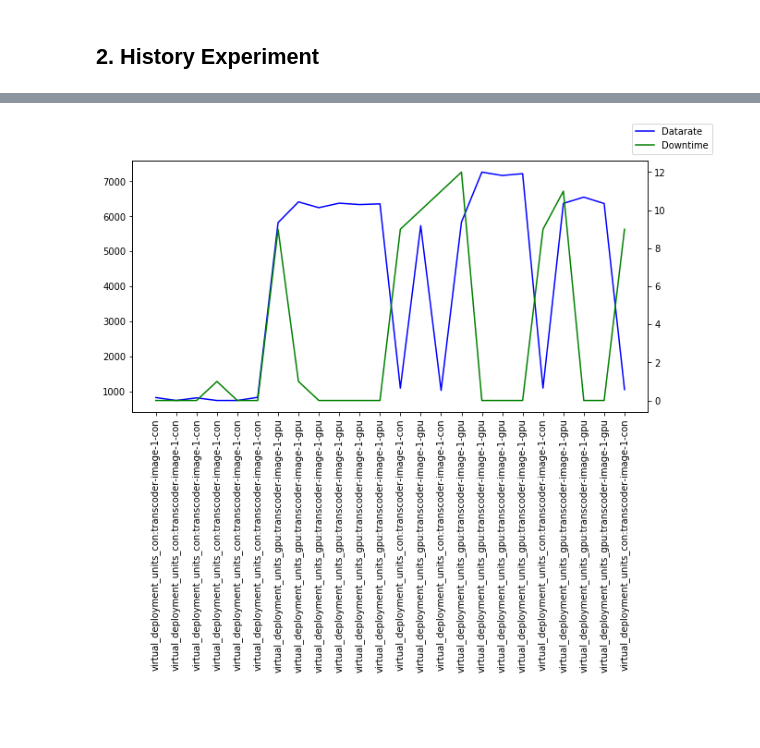
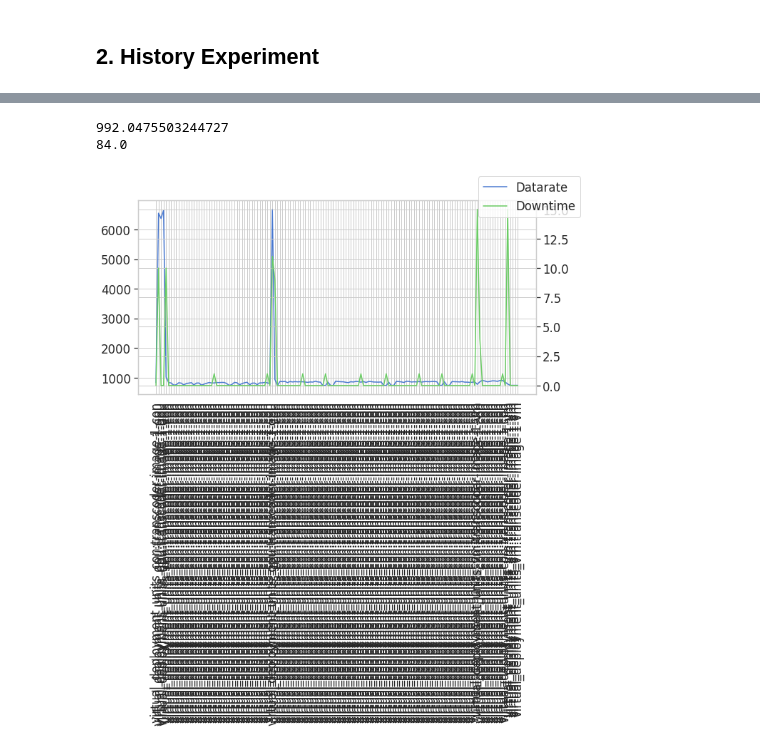
Before and after one commit to CN-UPB/Pishahang, a Jupyter notebook: pish-examples/experiment-client/app/vlc_experiment_client.ipynb, the cells around one changed output, grey strips where cells are left out. Drawn from its saved outputs; the diff is of its cells as text; code cells hidden in the pictures; blank space fills up the shorter version.

```diff
--- a/pish-examples/experiment-client/app/vlc_experiment_client.ipynb
+++ b/pish-examples/experiment-client/app/vlc_experiment_client.ipynb
@@ -14,7 +15,7 @@ import matplotlib.pyplot as plt
 
 from IPython.display import clear_output
 # %%
-STREAM_URL = 'http://vimdemo1.cs.upb.de:9000/data/stream_1.m3u8'
+STREAM_URL = 'http://131.234.250.116:9000/data/stream_1.m3u8'
 
 class ExperimentClient():
     def __init__(self, url=STREAM_URL):
@@ -127,13 +128,24 @@ def set_remote_version(version, host=MANO_URL, port=8898) :
 ## Read Policy Trace
 # %%
 LOOK_AHEAD = 5 # Mins
-EXPERIMENT_TIME = 120
+TIMEBLOCK = LOOK_AHEAD * 60 # Sec
+EXPERIMENT_TIME = 720
+EXPERIMENT_TIME_START = 3325
+EXPERIMENT_TIME_STOP = EXPERIMENT_TIME_START + (EXPERIMENT_TIME/LOOK_AHEAD)
+EXPERIMENT_START_TIME = int(time.time())
 
 traffic_trace_complete = pd.read_csv(r'./data/{}m_policy_decisions_dataset_six_traffic.csv'.format(LOOK_AHEAD), index_col=0)
 
-policy_trace = traffic_trace_complete[['policy']].iloc[:int(EXPERIMENT_TIME/LOOK_AHEAD)]
-history_trace = traffic_trace_complete[['history']].iloc[:int(EXPERIMENT_TIME/LOOK_AHEAD)]
+policy_trace = traffic_trace_complete[['policy']].iloc[EXPERIMENT_TIME_START:int(EXPERIMENT_TIME_STOP)].reset_index()
+history_trace = traffic_trace_complete[['history']].iloc[EXPERIMENT_TIME_START:int(EXPERIMENT_TIME_STOP)].reset_index()
 
 print(policy_trace.shape)
-policy_trace.head()
+
+print("\nPolicy")
+print(policy_trace['policy'].value_counts())
+
+print("\nHistory")
+print(history_trace['history'].value_counts())
+
+# print(policy_trace)
 # %% [output]
@@ -314,31 +347,35 @@ State.Playing [2159.961223602295, 5586.539745330811, 10865.267753601074] P: 279
 # %%
 fig, ax1 = plt.subplots(figsize=(10,5))
 plt.xticks(rotation=90)
 
 x = history_trace.index
 y1 = history_trace['avg_datarate']
 y2 = history_trace['down_time']
 
 ax2 = ax1.twinx()
 
 ind = np.arange(len(x))
 width = 0.35
-# sns.set(style='whitegrid', palette='muted', font_scale=1.5)
+sns.set(style='whitegrid', palette='muted', font_scale=1.5)
 
 # Bar
 # rects1 = ax1.bar(ind - width/2, y1, width, label='Datarate',color = 'b')
 # rects2 = ax2.bar(ind + width/2, y2, width, label='Downtime', color = 'g')
 
 # Plot
 ax1.plot(x, y1, 'g-', label='Datarate',color = 'b')
 ax2.plot(x, y2, 'b-', label='Downtime', color = 'g')
 
 ax1.set_xticks(ind)
 ax1.set_xticklabels(history_trace['history'])
 
+print(history_trace['avg_datarate'].mean())
+print(history_trace['down_time'].sum())
 
 fig.legend()
 # fig = ax2.get_figure()
 plt.show()
 # %% [output]
+992.0475503244727
+84.0
-[figure, old version]
+[figure, new version]
```
Also changed, not shown: parts of 8 cells of this notebook, 11 other files.
